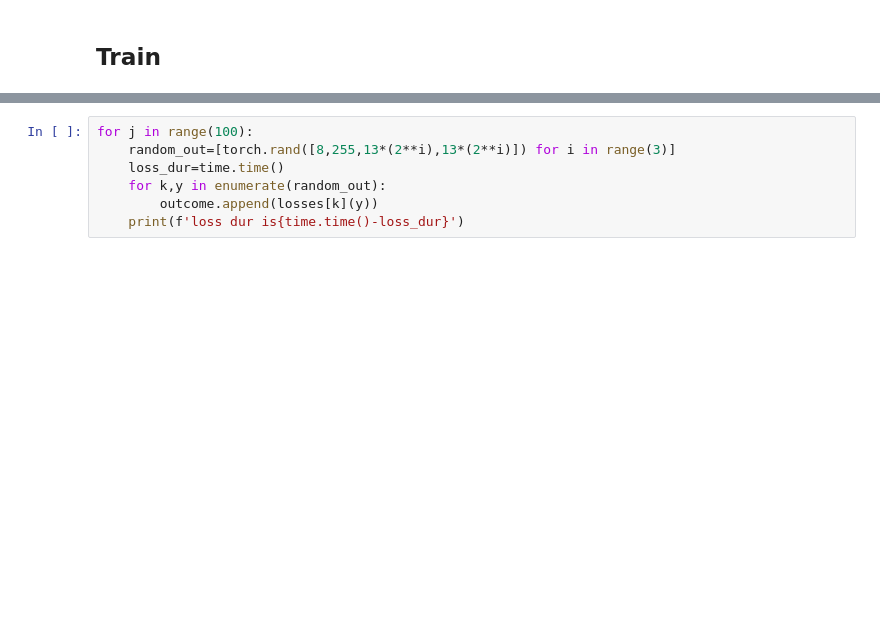
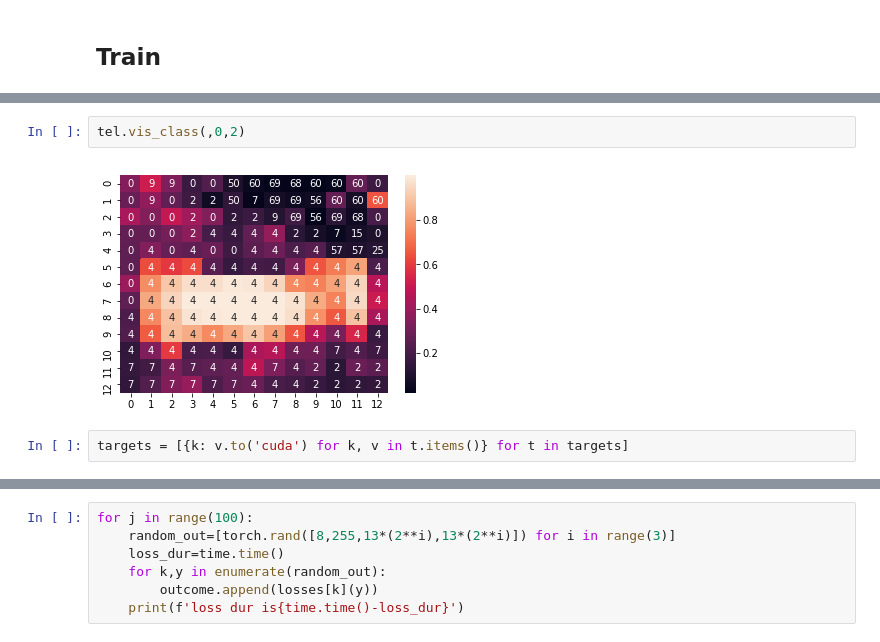
Before and after one commit to kostas1515/object_detectors, a Jupyter notebook: yolo/yolo.ipynb, the cells around one changed output, grey strips where cells are left out. Drawn from its saved outputs; the diff is of its cells as text; blank space fills up the shorter version.

```diff
--- a/yolo/yolo.ipynb
+++ b/yolo/yolo.ipynb
@@ -677,0 +197,6 @@ print(type(model)=='apex.parallel.distributed.DistributedDataParallel')
+# %%
+tel.vis_class(,0,2)
+# %% [output]
+[figure, added]
+# %%
+targets = [{k: v.to('cuda') for k, v in t.items()} for t in targets]
```
Also changed, not shown: parts of 35 cells of this notebook, 14 other files.
